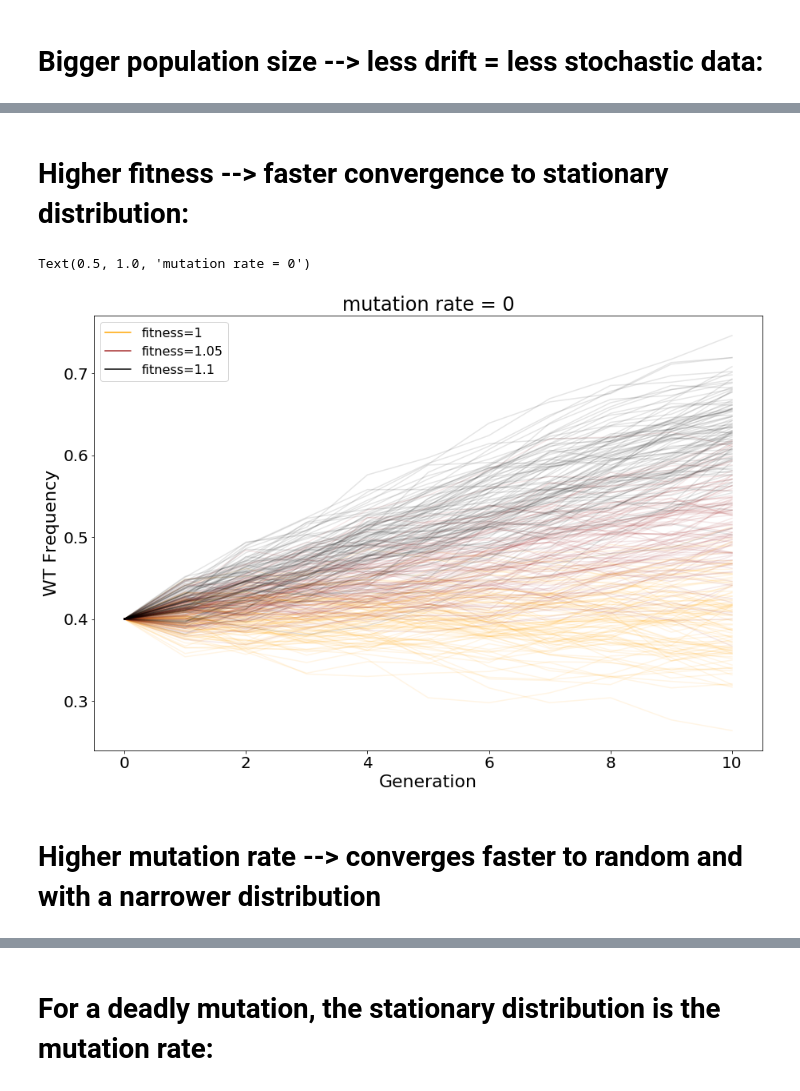
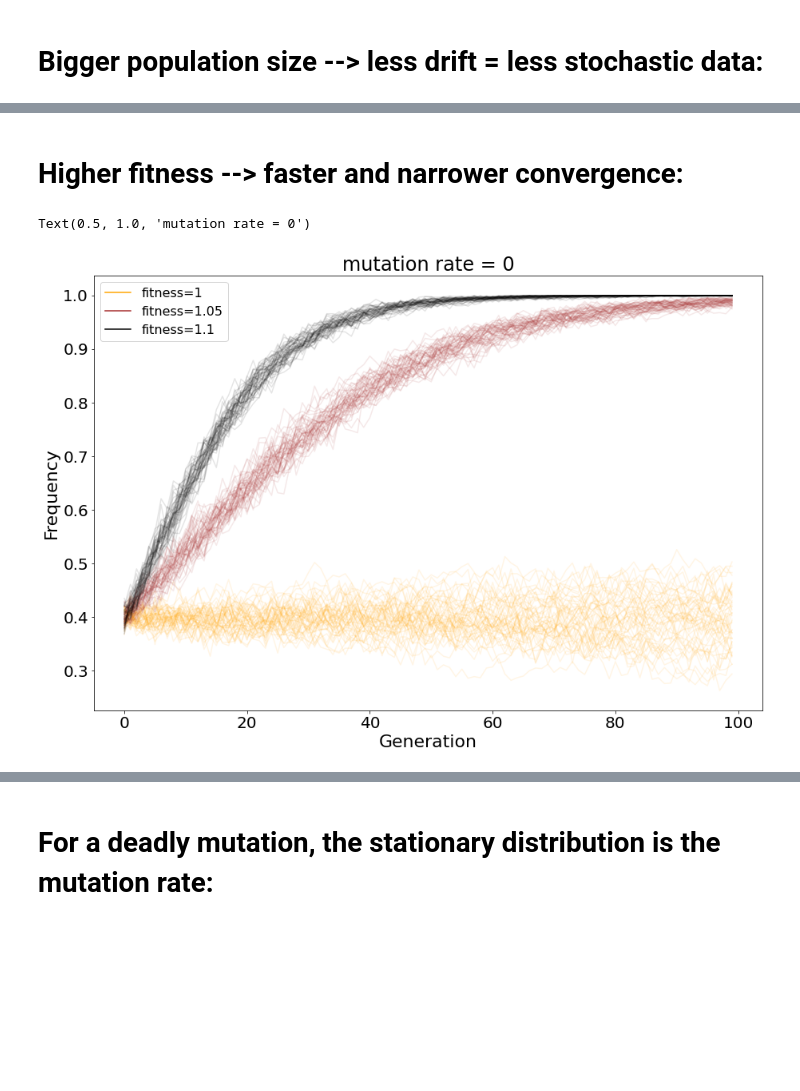
Before and after one commit to theitush/mutation-rate, a Jupyter notebook: data_simulations/Data Simulations.ipynb, the cells around one changed output, grey strips where cells are left out. Cells and saved outputs as stored; diff of their text form; code cells hidden in the pictures; blank space fills up the shorter version.

Commit message:
haplotype freqs model exploration wip

```diff
--- a/data_simulations/Data Simulations.ipynb
+++ b/data_simulations/Data Simulations.ipynb
@@ -61,16 +87,22 @@ Text(0.5, 1.0, 'mutation rate = 0, fitness = 1')
 # %% [markdown]
-# Higher fitness --> faster convergence to stationary distribution:
+# Higher fitness --> faster and narrower convergence:
 # %%
 plt.figure(figsize=(15,10))
-simulate_100(generations_number=10, wt_freq=0.4, population_size=1000,
-             fitness=1, mutation_rate=0, color='orange', label='fitness=1')
-simulate_100(generations_number=10, wt_freq=0.4, population_size=1000,
-             fitness=1.05, mutation_rate=0, color='brown', label='fitness=1.05')
-simulate_100(generations_number=10, wt_freq=0.4, population_size=1000,
-             fitness=1.1, mutation_rate=0, color='black', label='fitness=1.1')
+generations_number = 100
+wt_freqs = np.ones(50)*0.4
+population_size = 10**4
+sequence_sample_size = 10**3
+mutation_rate = 0
+simulate_data(fitness=1, mutation_rate=mutation_rate, color='orange', label='fitness=1',
+              generations_number=generations_number, wt_freqs=wt_freqs, sequence_sample_size=sequence_sample_size,
+              population_size=population_size)
+simulate_data(fitness=1.05, mutation_rate=mutation_rate, color='brown', label='fitness=1.05',
+              generations_number=generations_number, wt_freqs=wt_freqs, sequence_sample_size=sequence_sample_size,
+              population_size=population_size)
+simulate_data(fitness=1.1, mutation_rate=mutation_rate, color='black', label='fitness=1.1',
+              generations_number=generations_number, wt_freqs=wt_freqs, sequence_sample_size=sequence_sample_size,
+              population_size=population_size)
 plt.title("mutation rate = 0")
 # %% [output]
 Text(0.5, 1.0, 'mutation rate = 0')
-[figure, old version]
+[figure, new version]
-# %% [markdown]
-# Higher mutation rate --> converges faster to random and with a narrower distribution
```
Also changed, not shown: parts of 12 cells of this notebook, 5 other files.
